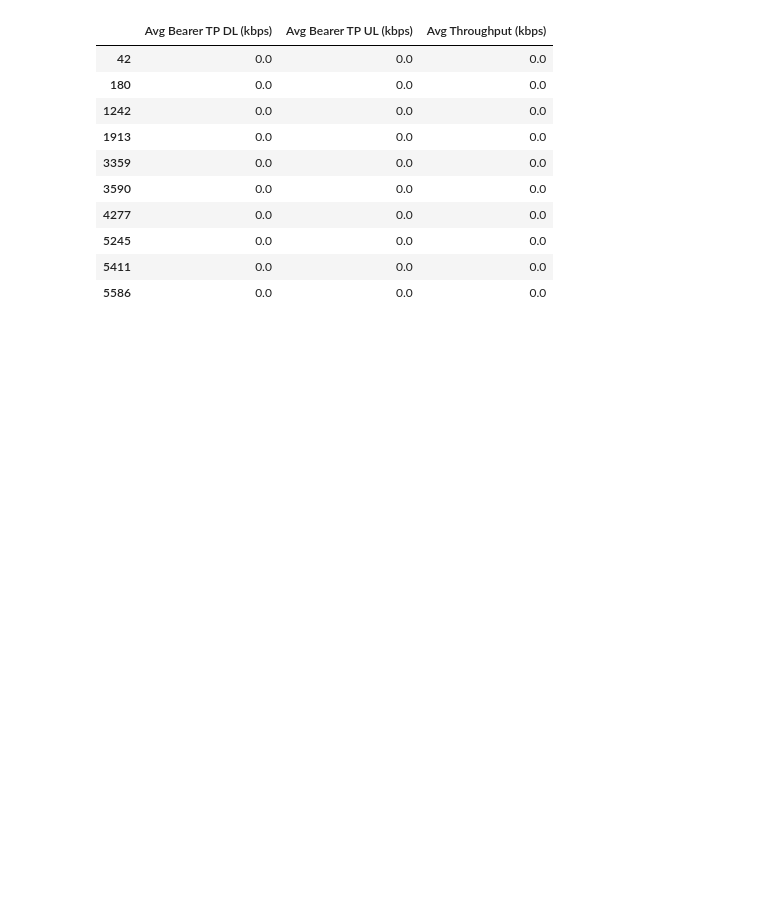
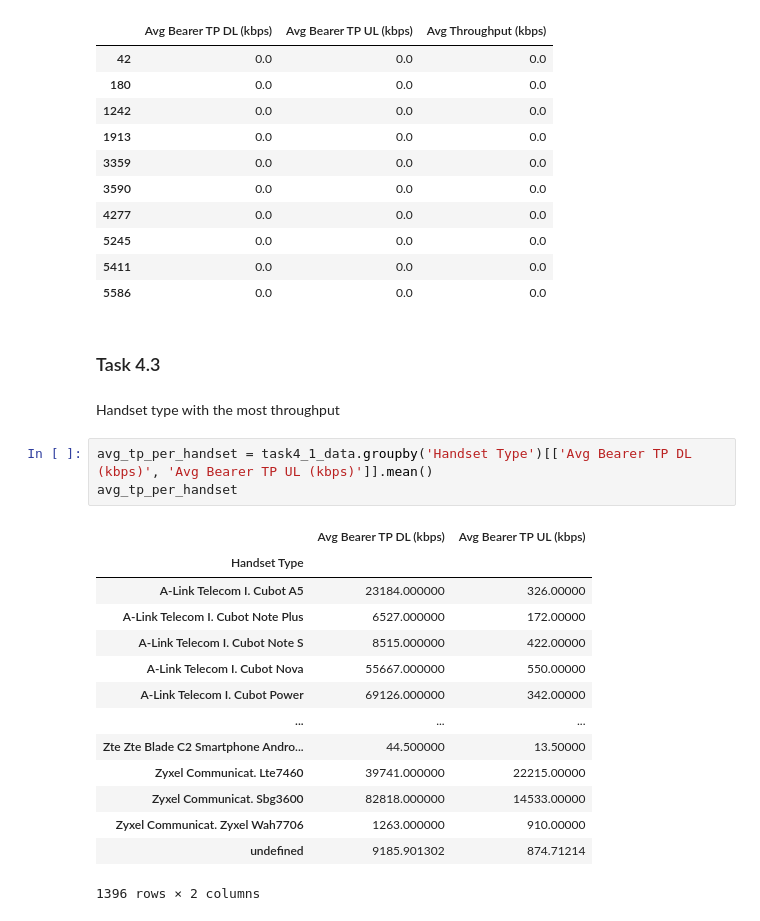
Before and after one commit to biniyam69/telecom, a Jupyter notebook: notebooks/Task4.ipynb, the cells around one changed output. Drawn from its saved outputs; the diff is of its cells as text; blank space fills up the shorter version.

Commit message:
Task 4.4

```diff
--- a/notebooks/Task4.ipynb
+++ b/notebooks/Task4.ipynb
@@ -291,3 +291,25 @@ bottom_10_throughput
 | 5245 | 0.0 | 0.0 | 0.0 |
 | 5411 | 0.0 | 0.0 | 0.0 |
 | 5586 | 0.0 | 0.0 | 0.0 |
+# %% [markdown]
+### Task 4.3
+# %% [markdown]
+Handset type with the most throughput
+# %%
+avg_tp_per_handset = task4_1_data.groupby('Handset Type')[['Avg Bearer TP DL (kbps)', 'Avg Bearer TP UL (kbps)']].mean()
+avg_tp_per_handset
+# %% [output]
+|  | Avg Bearer TP DL (kbps) | Avg Bearer TP UL (kbps) |
+| Handset Type |  |  |
+| A-Link Telecom I. Cubot A5 | 23184.000000 | 326.00000 |
+| A-Link Telecom I. Cubot Note Plus | 6527.000000 | 172.00000 |
+| A-Link Telecom I. Cubot Note S | 8515.000000 | 422.00000 |
+| A-Link Telecom I. Cubot Nova | 55667.000000 | 550.00000 |
+| A-Link Telecom I. Cubot Power | 69126.000000 | 342.00000 |
+| ... | ... | ... |
+| Zte Zte Blade C2 Smartphone Andro... | 44.500000 | 13.50000 |
+| Zyxel Communicat. Lte7460 | 39741.000000 | 22215.00000 |
+| Zyxel Communicat. Sbg3600 | 82818.000000 | 14533.00000 |
+| Zyxel Communicat. Zyxel Wah7706 | 1263.000000 | 910.00000 |
+| undefined | 9185.901302 | 874.71214 |
+1396 rows × 2 columns
```
Also changed, not shown: parts of 3 cells of this notebook.
